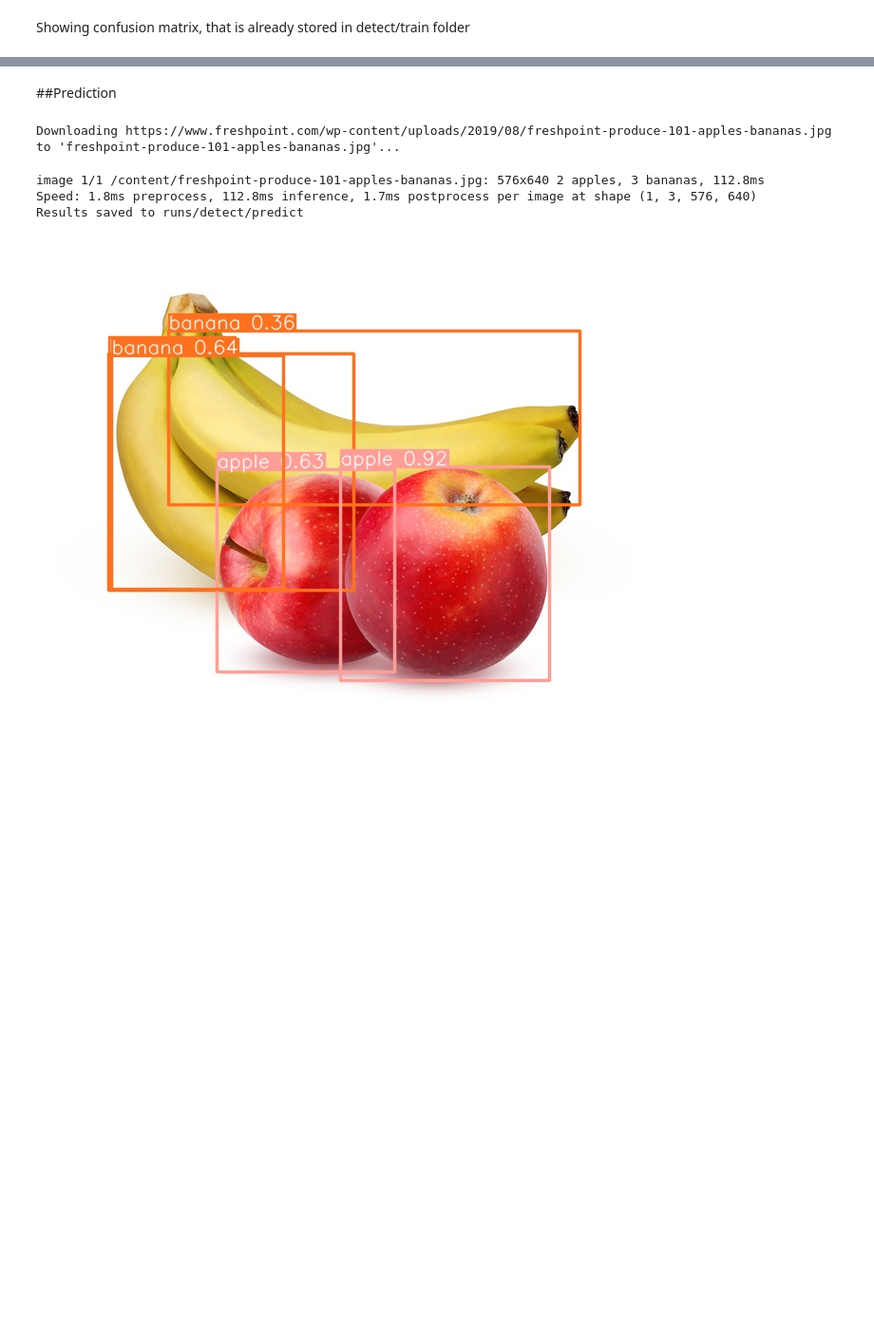
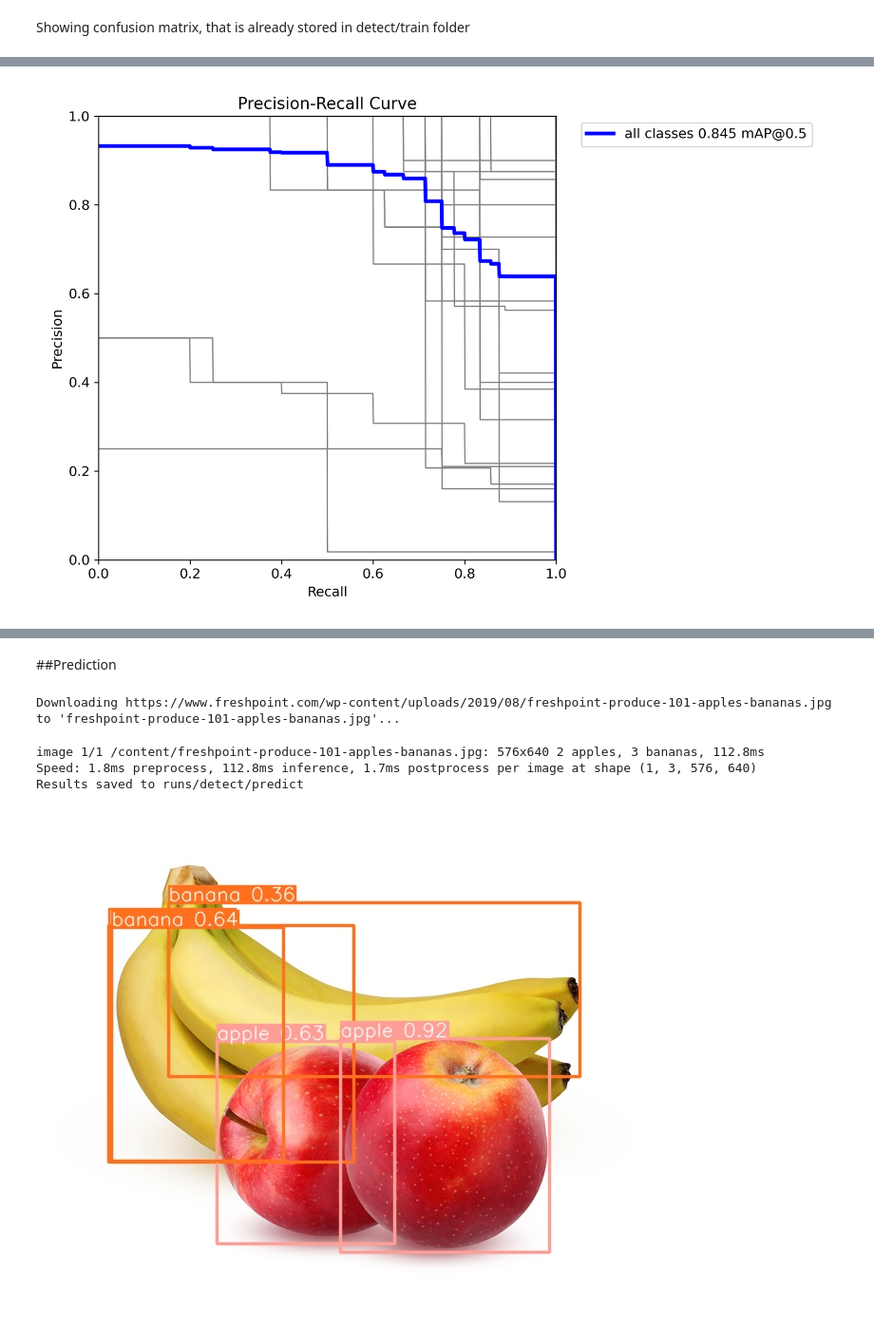
Before and after one commit to Choosterr/Computer-Vision-Project, a Jupyter notebook: ComputerVisionProject.ipynb, the cells around one changed output, grey strips where cells are left out. Shown at 95% size. Cells and saved outputs as stored; diff of their text form; code cells hidden in the pictures; blank space fills up the shorter version.

```diff
--- a/ComputerVisionProject.ipynb
+++ b/ComputerVisionProject.ipynb
@@ -667,0 +743,4 @@ Image.open('/content/runs/detect/train/confusion_matrix_normalized.png')
+# %%
+Image.open('/content/runs/detect/train22/PR_curve.png')
+# %% [output]
+[figure, added]
```
Also changed, not shown: parts of 12 cells of this notebook.
